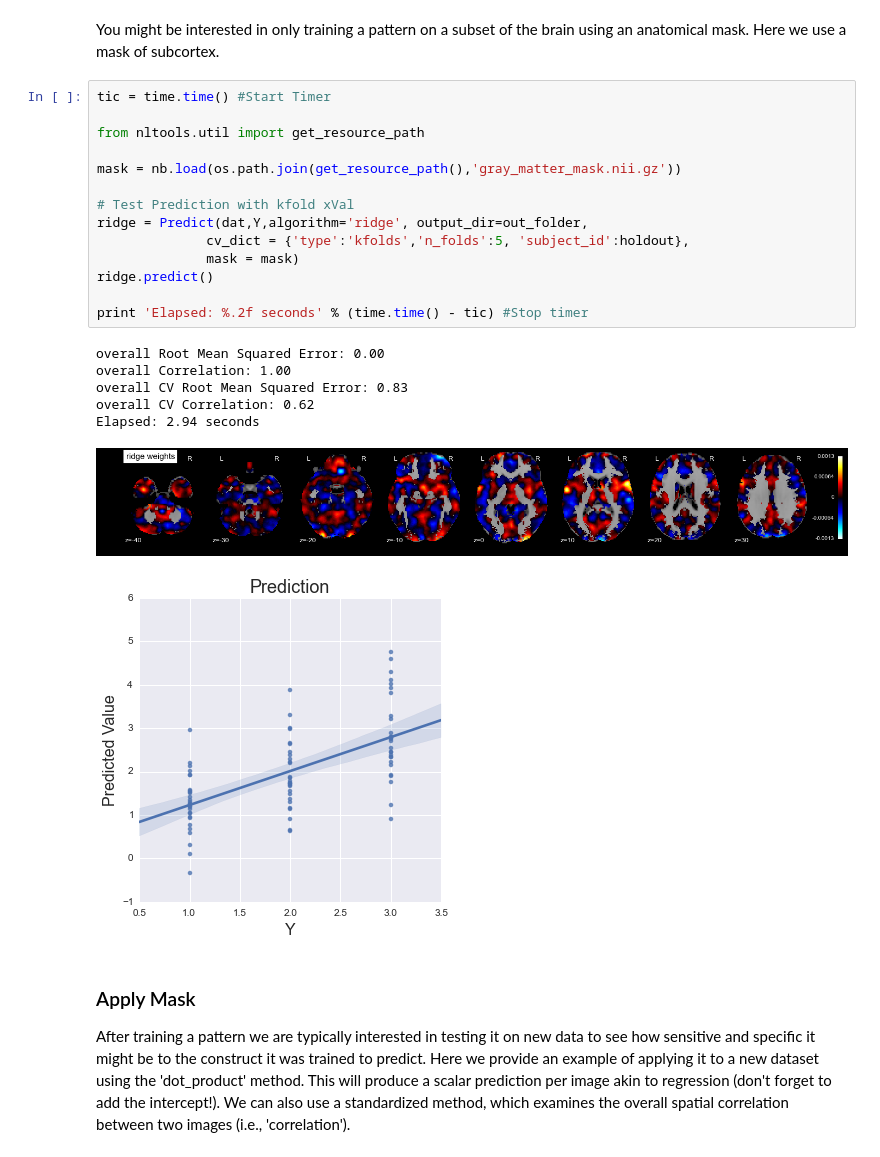
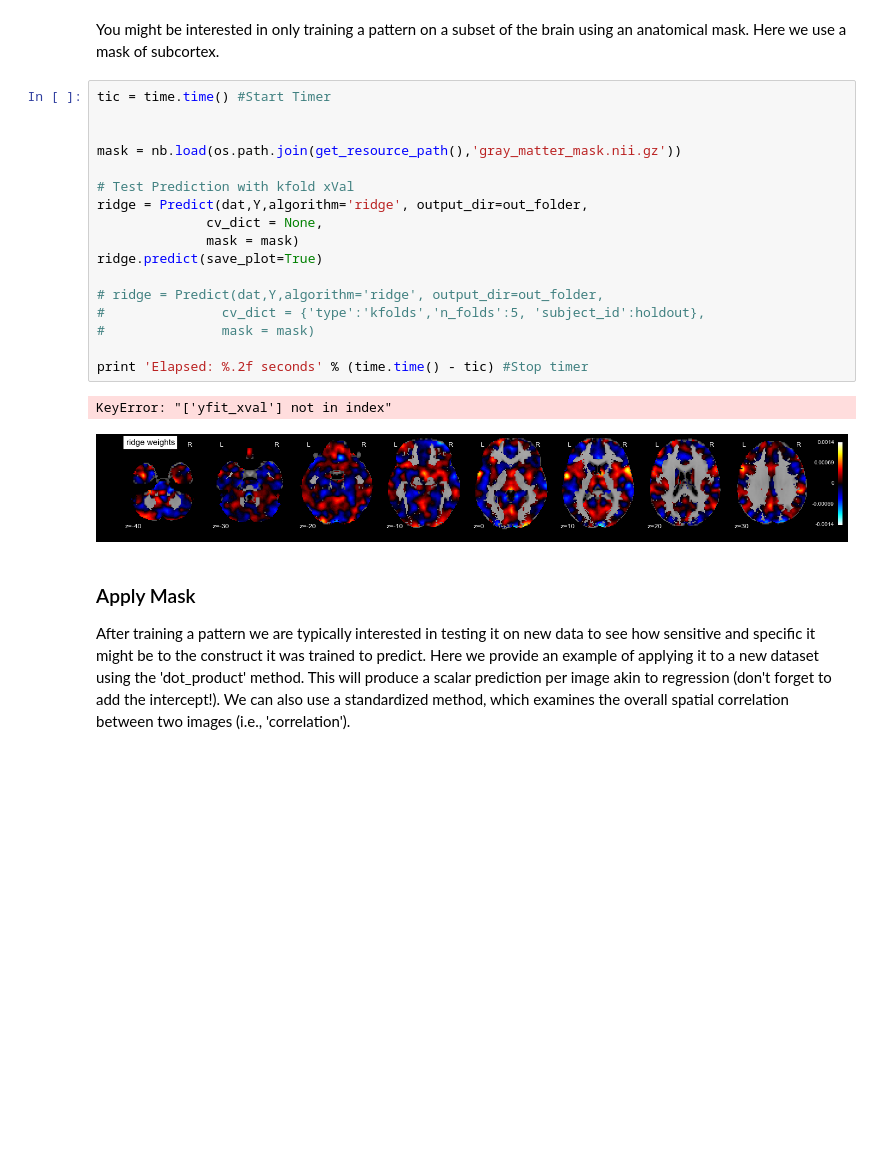
Before and after one commit to cosanlab/nltools, a Jupyter notebook: scripts/Chang_ML_fMRI_Tutorial.ipynb, the cells around one changed output. Cells and saved outputs as stored; diff of their text form; blank space fills up the shorter version.

Commit message:
fixed bug with plotting with no Xval
Conflicts:
	nltools/analysis.py

```diff
--- a/scripts/Chang_ML_fMRI_Tutorial.ipynb
+++ b/scripts/Chang_ML_fMRI_Tutorial.ipynb
@@ -216,25 +203,23 @@ Total Elapsed: 49.84 seconds
 # %%
 tic = time.time() #Start Timer
 
-from nltools.util import get_resource_path
 
 mask = nb.load(os.path.join(get_resource_path(),'gray_matter_mask.nii.gz'))
 
 # Test Prediction with kfold xVal
 ridge = Predict(dat,Y,algorithm='ridge', output_dir=out_folder,
-              cv_dict = {'type':'kfolds','n_folds':5, 'subject_id':holdout},
+              cv_dict = None,
               mask = mask)
-ridge.predict()
+ridge.predict(save_plot=True)
+
+# ridge = Predict(dat,Y,algorithm='ridge', output_dir=out_folder,
+#               cv_dict = {'type':'kfolds','n_folds':5, 'subject_id':holdout},
+#               mask = mask)
 
 print 'Elapsed: %.2f seconds' % (time.time() - tic) #Stop timer
 # %% [output]
-overall Root Mean Squared Error: 0.00
-overall Correlation: 1.00
-overall CV Root Mean Squared Error: 0.83
-overall CV Correlation: 0.62
-Elapsed: 2.94 seconds
+KeyError: "['yfit_xval'] not in index"
-[figure, old version]
+[figure, new version]
-[figure, removed]
 # %% [markdown]
 ### Apply Mask
 <p>After training a pattern we are typically interested in testing it on new data to see how sensitive and specific it might be to the construct it was trained to predict.  Here we provide an example of applying it to a new dataset using the 'dot_product' method.  This will produce a scalar prediction per image akin to regression (don't forget to add the intercept!). We can also use a standardized method, which examines the overall spatial correlation between two images (i.e., 'correlation').</p>
```
Also changed, not shown: parts of 5 cells of this notebook, 6 other files.
